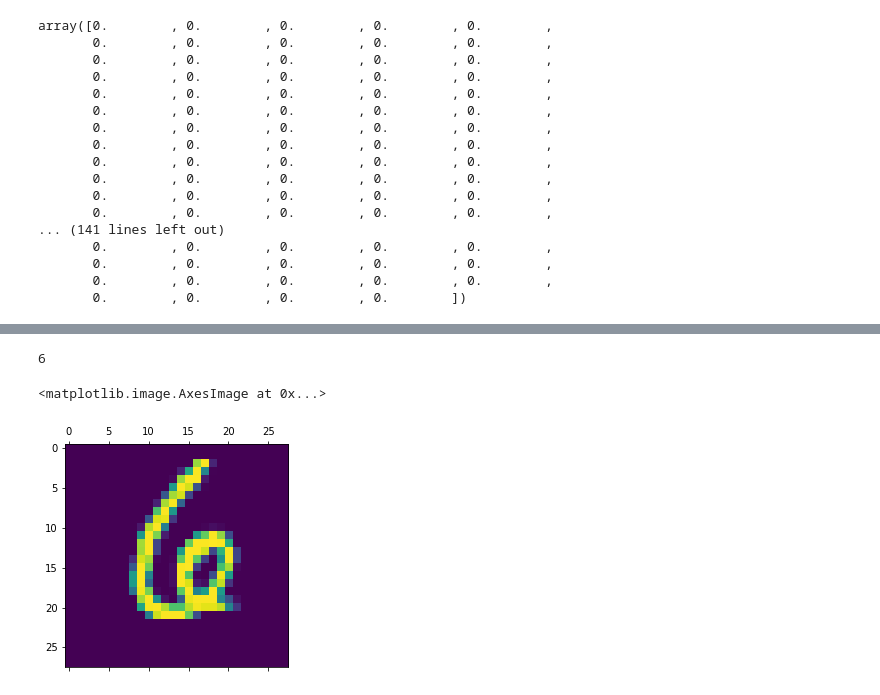
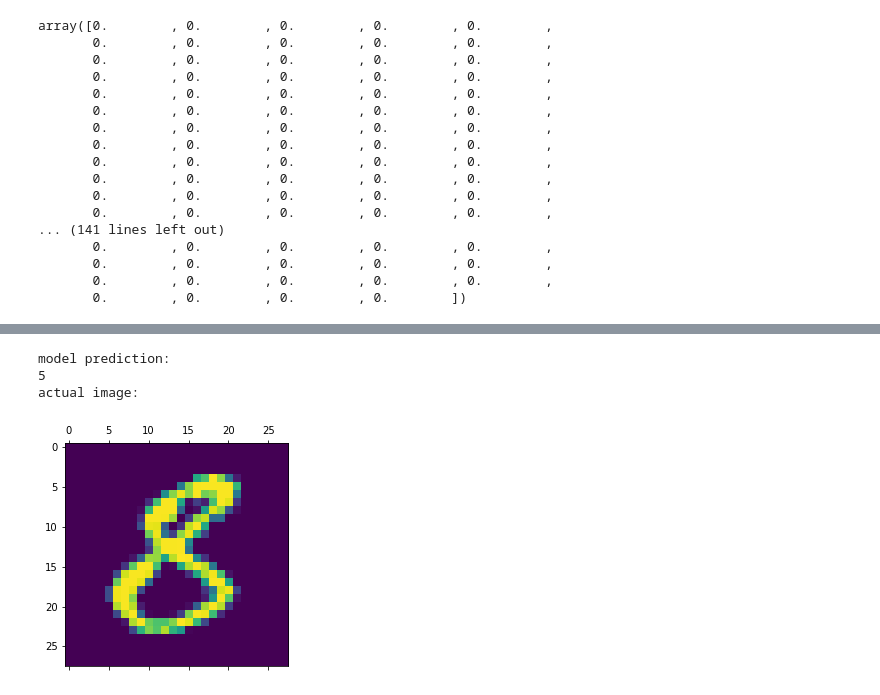
Before and after one commit to bhattronak/Google_Colaboratory_Work, a Jupyter notebook: DigitRecognition.ipynb, the cells around one changed output, grey strips where cells are left out. Drawn from its saved outputs; the diff is of its cells as text; code cells hidden in the pictures.

```diff
--- a/DigitRecognition.ipynb
+++ b/DigitRecognition.ipynb
@@ -124,13 +124,15 @@ array([0.000000e+00, 0.000000e+00, 0.000000e+00, 3.260721e-25,
 # %%
 from numpy.core.fromnumeric import argmax
-argmax(y_predicted[123])
+print('model prediction:')
+print(argmax(y_predicted[1234]))
+print('actual image:')
+plt.matshow(X_test[1234])
+plt.show()
 # %% [output]
-6
+model prediction:
+5
+actual image:
+[figure, added]
-# %%
-plt.matshow(X_test[123])
-# %% [output]
-<matplotlib.image.AxesImage at 0x...>
-[figure, removed]
 # %%
 #---------------------------------------------------------------------------
 # %%
```
Also changed, not shown: parts of 6 cells of this notebook.
